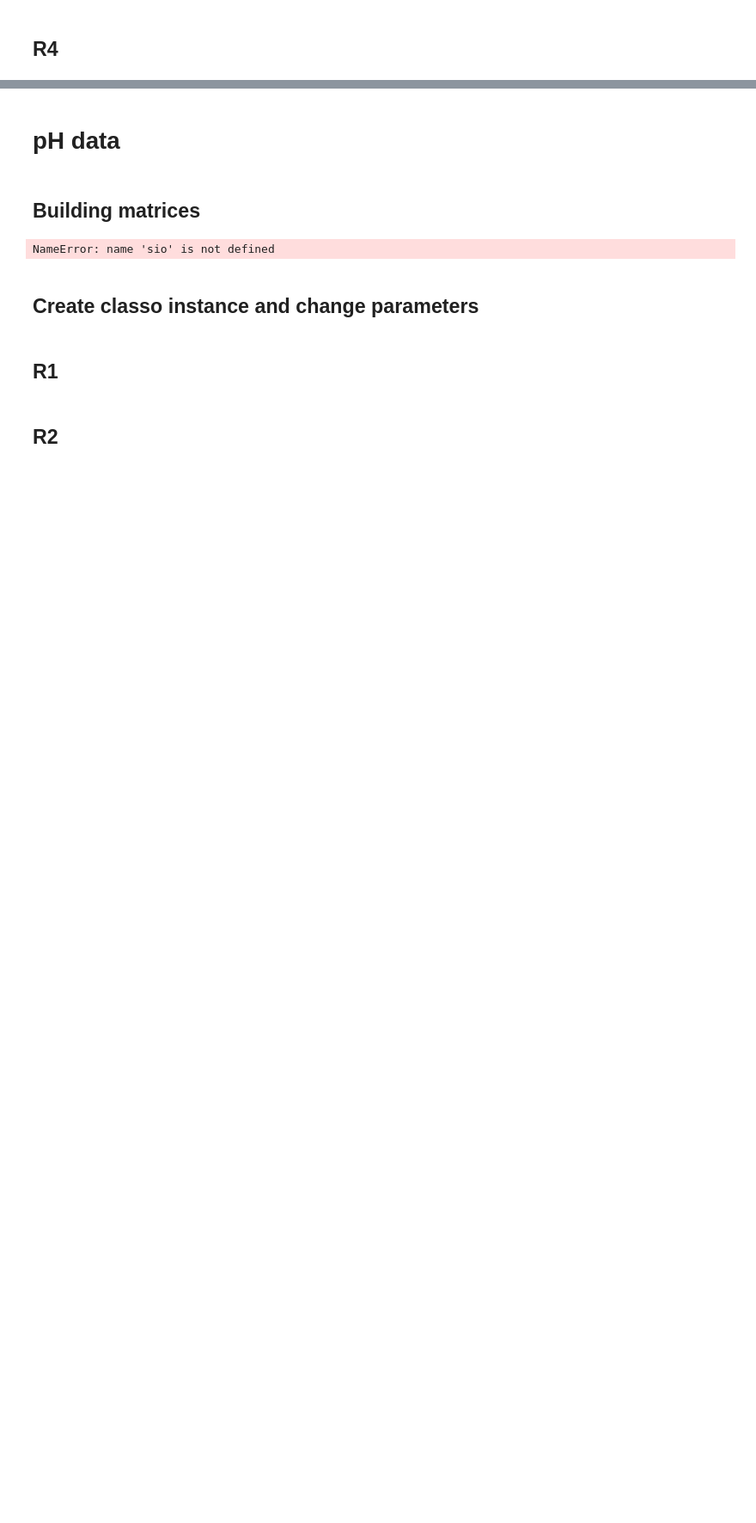
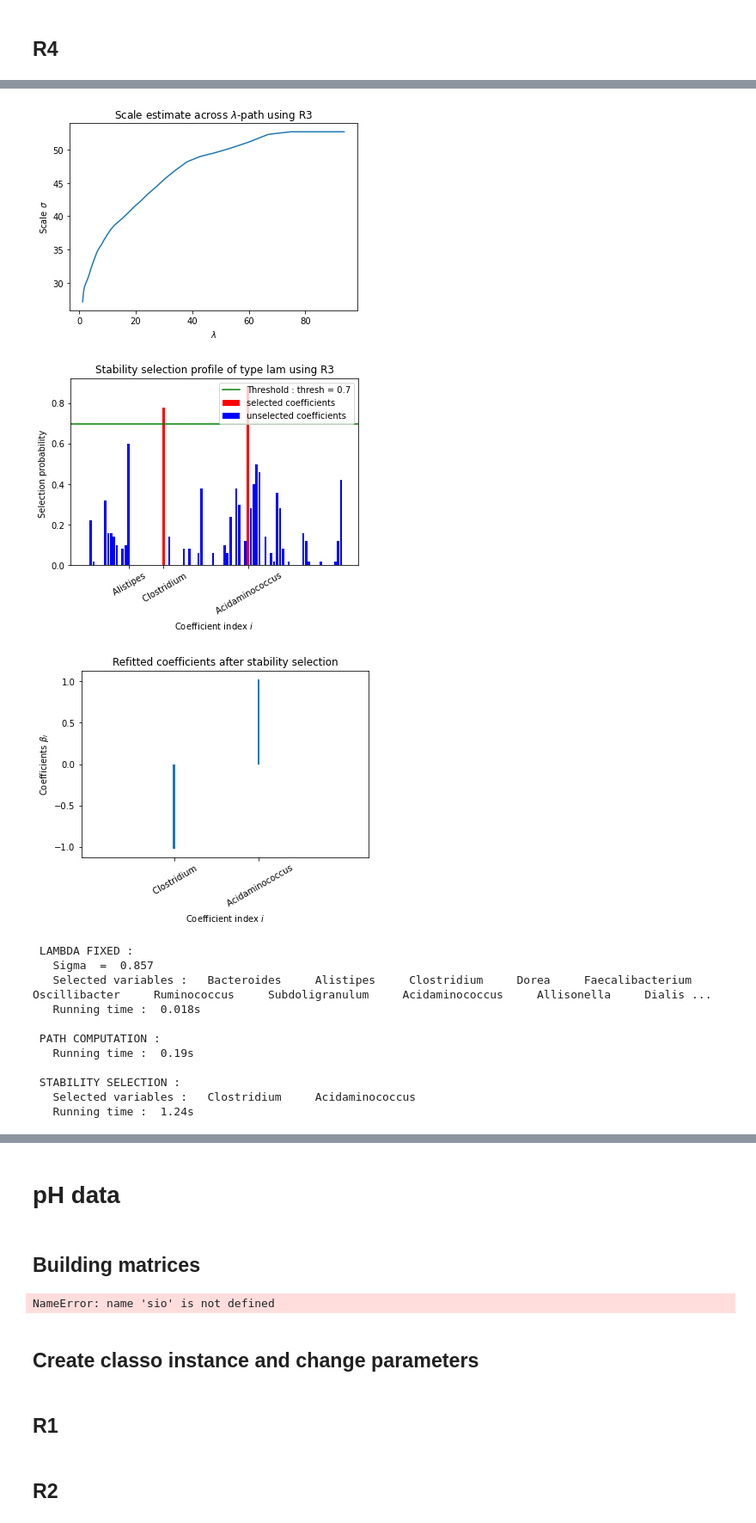
Before and after one commit to Leo-Simpson/c-lasso, a Jupyter notebook: examples/example notebook.ipynb, the cells around one changed output, grey strips where cells are left out. Shown at 86% size. Drawn from its saved outputs; the diff is of its cells as text; code cells hidden in the pictures; blank space fills up the shorter version.

```diff
--- a/examples/example notebook.ipynb
+++ b/examples/example notebook.ipynb
@@ -208,0 +238,6 @@ LAMBDA FIXED PARAMETERS:
+# %%
+problem = classo_problem(X,y,C, label=label)
+
+problem.model_selection.LAMfixed                    = True
+problem.model_selection.StabSelparameters.method      = 'lam'
+problem.model_selection.PATH = True
@@ -208,0 +246,7 @@ LAMBDA FIXED PARAMETERS:
+# %%
+problem.formulation.concomitant = False
+problem.solve()
+problem.solution.PATH.save = path+'R1-'
+problem.solution.StabSel.save1 = path+'R1-StabSel'
+problem.solution.StabSel.save3 = path+'R1-StabSel-beta'
+print(problem, problem.solution)
@@ -208,0 +287,8 @@ LAMBDA FIXED PARAMETERS:
+# %%
+problem.formulation.huber = True
+problem.solve()
+
+problem.solution.PATH.save = path+'R2-'
+problem.solution.StabSel.save1 = path+'R2-StabSel'
+problem.solution.StabSel.save3 = path+'R2-StabSel-beta'
+print(problem, problem.solution)
@@ -208,0 +329,11 @@ LAMBDA FIXED PARAMETERS:
+# %%
+problem.formulation.concomitant = True
+problem.formulation.huber = False
+problem.model_selection.StabSelparameters.threshold_label = 0.5
+
+problem.solve()
+problem.solution.PATH.save = path+'R3-'
+problem.solution.StabSel.save1 = path+'R3-StabSel'
+problem.solution.StabSel.save3 = path+'R3-StabSel-beta'
+print(problem, problem.solution)
+# %% [output]
@@ -208,0 +359,14 @@ LAMBDA FIXED PARAMETERS:
+[figure, added]
+[figure, added]
+[figure, added]
+ LAMBDA FIXED :
+   Sigma  =  0.857
+   Selected variables :   Bacteroides     Alistipes     Clostridium     Dorea     Faecalibacterium     Oscillibacter     Ruminococcus     Subdoligranulum     Acidaminococcus     Allisonella     Dialis ...
+   Running time :  0.018s
+
+ PATH COMPUTATION :
+   Running time :  0.19s
+
+ STABILITY SELECTION :
+   Selected variables :   Clostridium     Acidaminococcus
+   Running time :  1.24s
```
Also changed, not shown: parts of 15 cells of this notebook, 14 other files.
